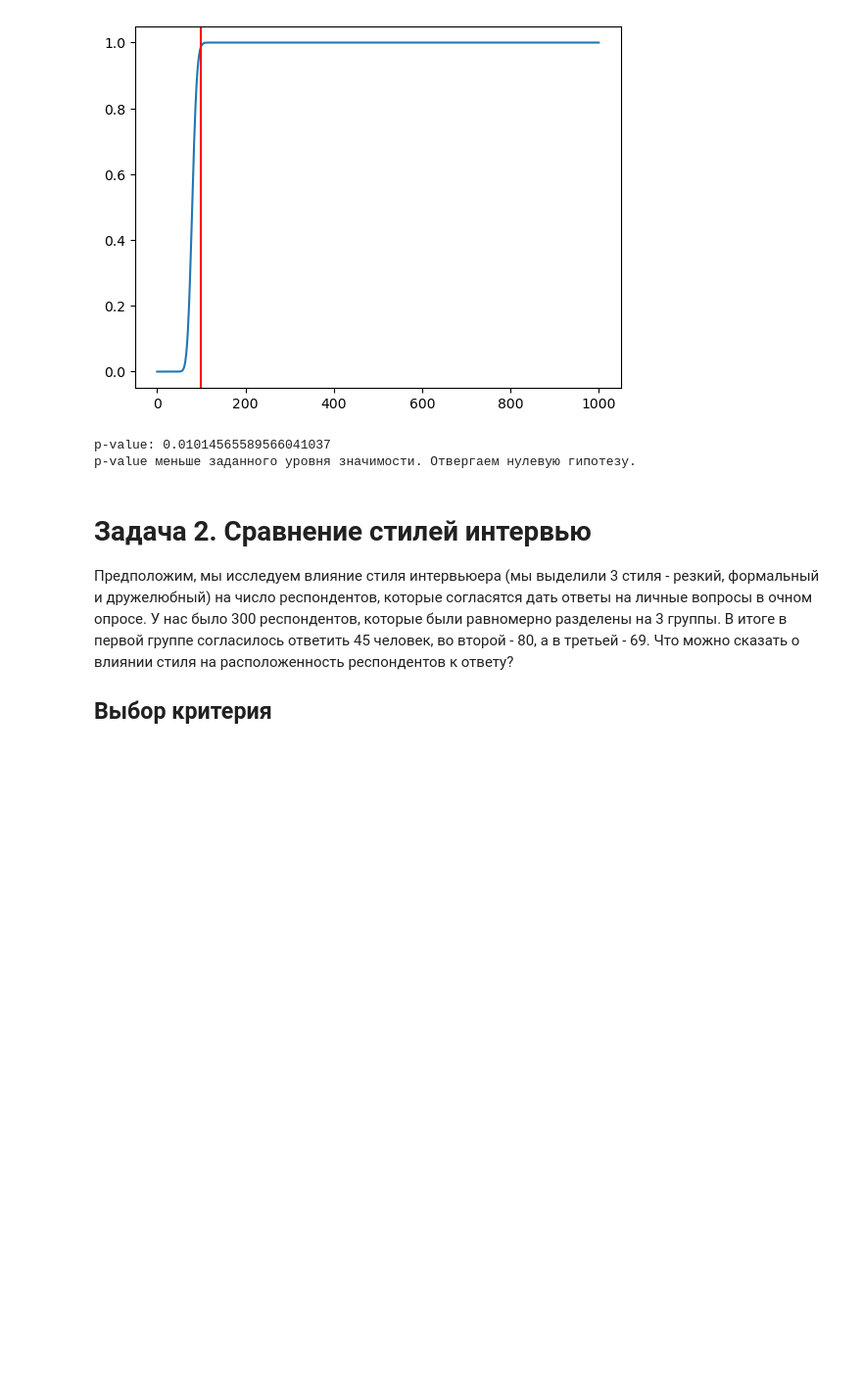
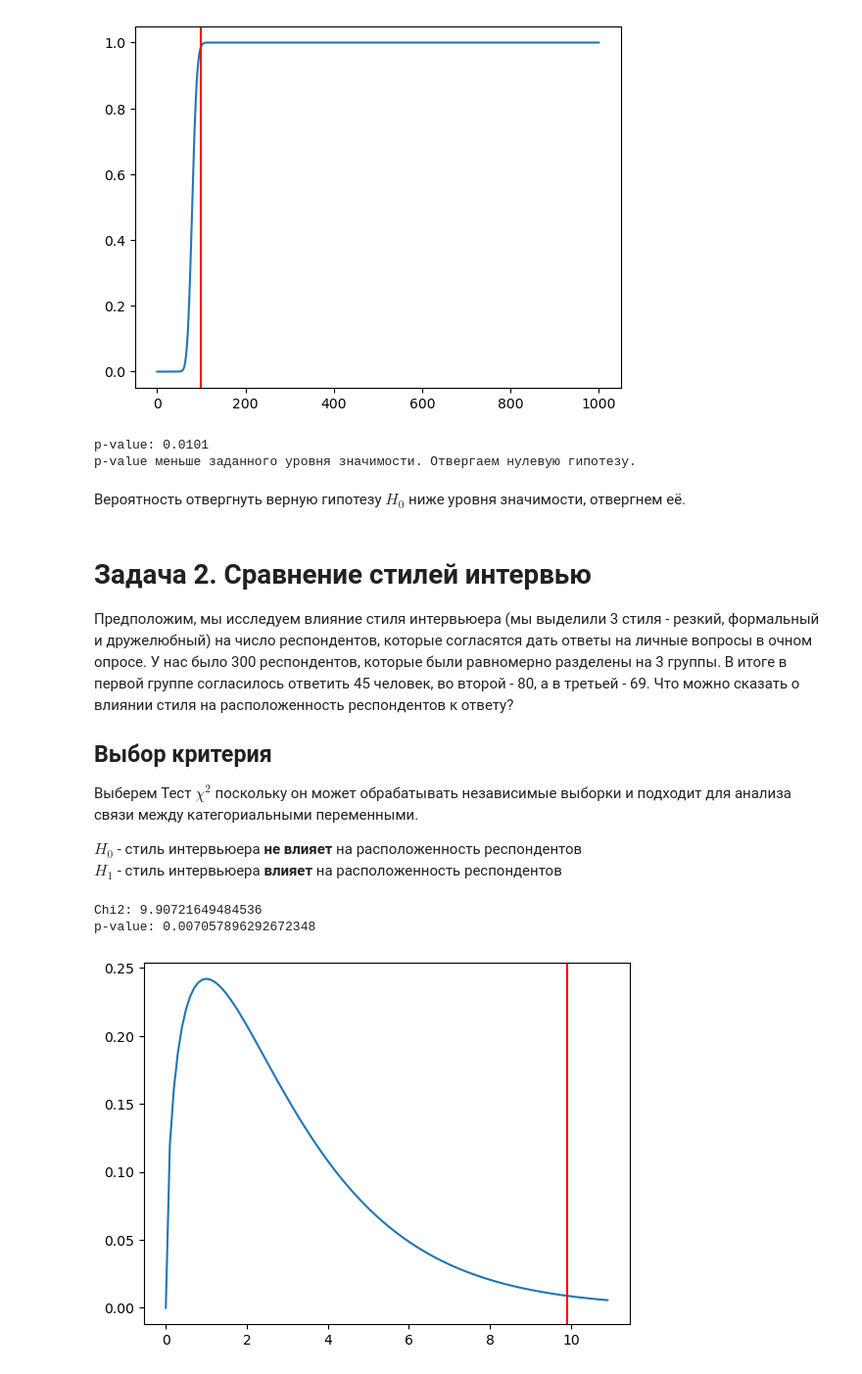
Before and after one commit to BurnBirdX7/statistics, a Jupyter notebook: src/Homework2.ipynb, the cells around one changed output. Shown: that part at 98% size. Cells and saved outputs as stored; diff of their text form; code cells hidden in the pictures; blank space fills up the shorter version.

```diff
--- a/src/Homework2.ipynb
+++ b/src/Homework2.ipynb
@@ -56,7 +56,7 @@ plt.show()
 # %%
 # p-value
 p_val = 1 - h0_dist.cdf(n_orders)
-print(f"p-value: {p_val:.20f}")
+print(f"p-value: {p_val:.4f}")
 
 if p_val < alpha:
     print("p-value меньше заданного уровня значимости. "
@@ -64,16 +64,44 @@ if p_val < alpha:
 else:
     print("Принимаем нулевую гипотезу гипотезу.")
 # %% [output]
-p-value: 0.01014565589566041037
+p-value: 0.0101
 p-value меньше заданного уровня значимости. Отвергаем нулевую гипотезу.
+# %% [markdown]
+Вероятность отвергнуть верную гипотезу $H_0$ ниже уровня значимости, отвергнем её.
 # %% [markdown]
 # Задача 2. Сравнение стилей интервью
-Предположим, мы исследуем влияние стиля интервьюера
-(мы выделили 3 стиля - резкий, формальный и дружелюбный) на число респондентов,
-которые согласятся дать ответы на личные вопросы в очном опросе.
-У нас было 300 респондентов, которые были равномерно разделены на 3 группы.
-В итоге в первой группе согласилось ответить 45 человек, во второй - 80,
-а в третьей - 69. Что можно сказать о влиянии стиля на расположенность
-респондентов к ответу?
+
+Предположим, мы исследуем влияние стиля интервьюера (мы выделили 3 стиля - резкий, формальный и дружелюбный) на число респондентов, которые согласятся дать ответы на личные вопросы в очном опросе. У нас было 300 респондентов, которые были равномерно разделены на 3 группы. В итоге в первой группе согласилось ответить 45 человек, во второй - 80, а в третьей - 69. Что можно сказать о влиянии стиля на расположенность респондентов к ответу?
+
 
 ## Выбор критерия
+
+Выберем Тест $\chi^2$ поскольку он может обрабатывать независимые выборки и подходит для анализа связи между категориальными переменными.
+
+$H_0$ - стиль интервьюера **не влияет** на расположенность респондентов \
+$H_1$ - стиль интервьюера **влияет** на расположенность респондентов
+# %%
+people = 300
+groups = 3
+group_size = people / groups
+
+tested = [45, 80, 69]
+mean = np.mean(tested)
+expected = [mean] * groups
+
+chi2, p_val = st.chisquare(tested, expected)
+
+print(f"Chi2: {chi2}")
+print(f"p-value: {p_val}")
+# %% [output]
+Chi2: 9.90721649484536
+p-value: 0.007057896292672348
+# %%
+x = [i for i in np.arange(0, 11, 0.1)]
+y = [st.chi2.pdf(i, df=3) for i in x]
+
+plt.plot(x, y)
+plt.axvline(chi2, c='red')
+plt.show()
+# %% [output]
+[figure, added]
```
Also changed, not shown: parts of 10 cells of this notebook.
